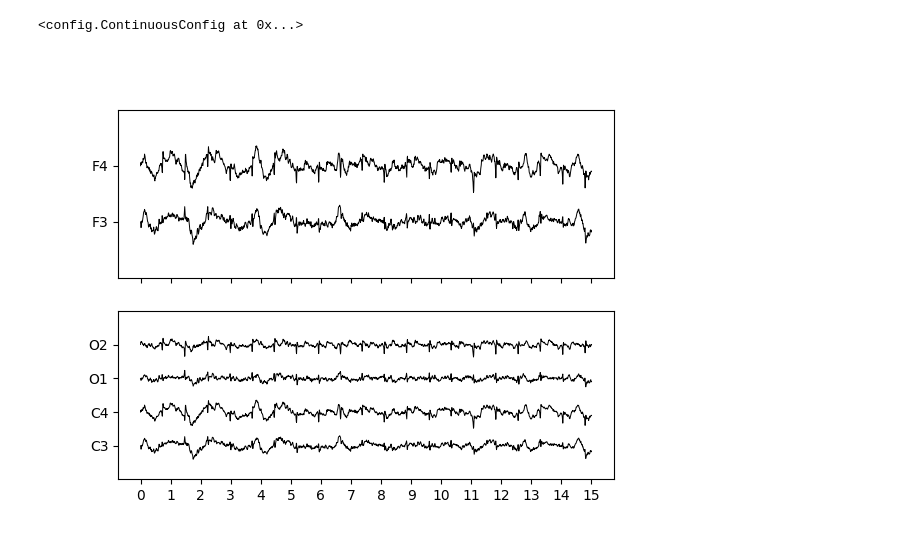
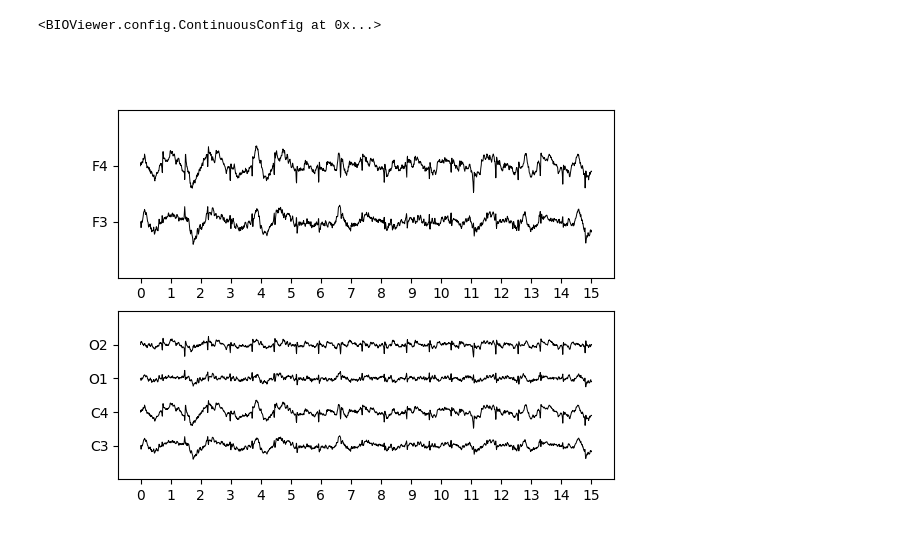
Before and after one commit to MoritzAlkofer/BIOViewer, a Jupyter notebook: demo.ipynb, the cells around one changed output. Drawn from its saved outputs; the diff is of its cells as text; code cells hidden in the pictures.

```diff
--- a/demo.ipynb
+++ b/demo.ipynb
@@ -21,20 +64,20 @@ ContinuousConfig()
 # %%
-from transforms import FilterChannels
+from BIOViewer.transforms import FilterChannels
 # general information
 path_signal = 'example.npy'
 storage_channels = ['F3', 'F4', 'C3', 'C4', 'O1', 'O2']
 Fq_signal = 128
 title = 'Test'
 
 
 display_channels_0 = ['F3','F4']
 display_channels_1 = ['C3','C4','O1','O2']
 filter0 = FilterChannels(storage_channels,display_channels_0)
 filter1 = FilterChannels(storage_channels,display_channels_1)
-config0 = ContinuousConfig(path_signal,Fq_signal,display_channels_0,y_locations=[0,100],transforms = filter0, y_pad = 100,x_ticks=False)
-config1 = ContinuousConfig(path_signal,Fq_signal,display_channels_1,y_locations=[0,100,200,300],transforms = filter1, y_pad = 100,x_ticks=True)
+config0 = ContinuousConfig(path_signal,Fq_signal,display_channels_0,y_locations=[0,100],transforms = filter0, y_pad = 100)
+config1 = ContinuousConfig(path_signal,Fq_signal,display_channels_1,y_locations=[0,100,200,300],transforms = filter1, y_pad = 100)
 ContinuousViewer(configs=[config0,config1])
 ContinuousConfig()
 # %% [output]
-<config.ContinuousConfig at 0x...>
+<BIOViewer.config.ContinuousConfig at 0x...>
-[figure, old version]
+[figure, new version]
```
Also changed, not shown: parts of 7 cells of this notebook.
